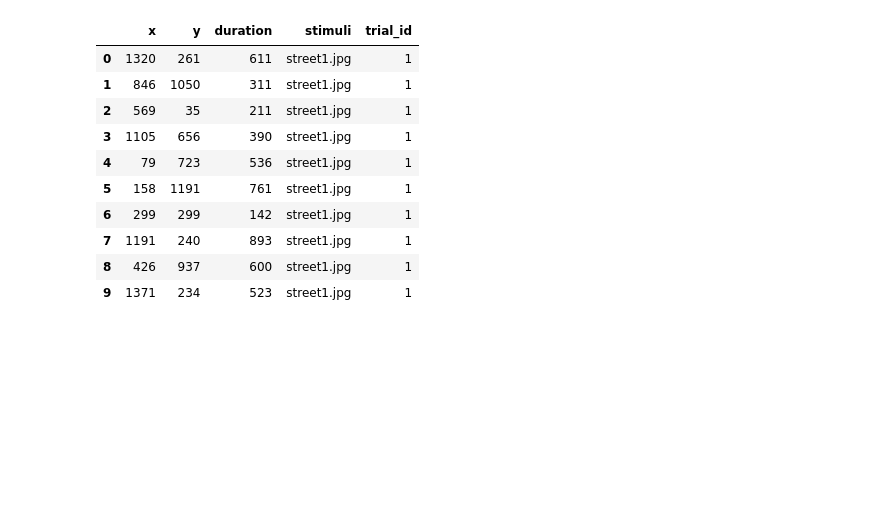
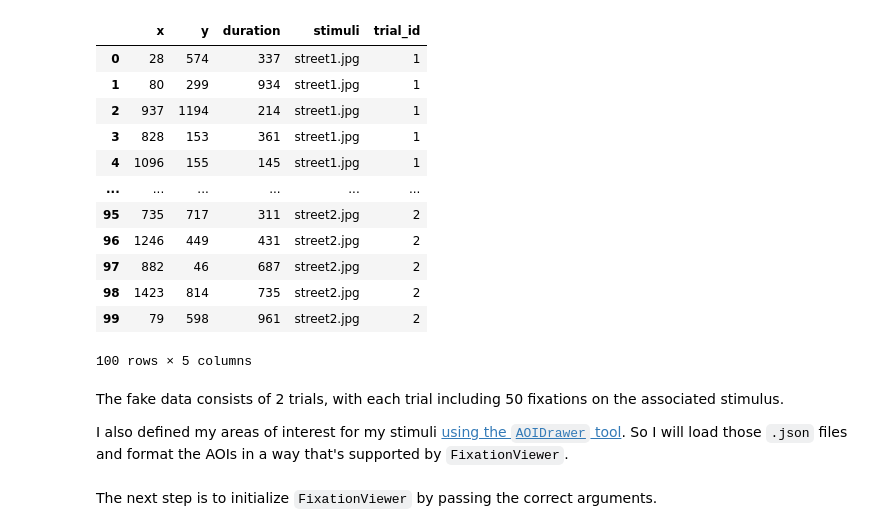
Before and after one commit to HanZhang-psych/pupeyes, a Jupyter notebook: docs/examples/fixation_viewer.ipynb, the cells around one changed output. Saved outputs shown, nothing was run; the diff lists cells and outputs as text; code cells hidden in the pictures; blank space fills up the shorter version.

```diff
--- a/docs/examples/fixation_viewer.ipynb
+++ b/docs/examples/fixation_viewer.ipynb
@@ -7,28 +29,33 @@ import pupeyes as pe
 # %%
 # generate some fake fixation data
 screen_dims = (1600, 1200) # width, height
 pics = ['street1.jpg', 'street2.jpg']
-
-x = np.random.randint(0, screen_dims[0], size=60)
-y = np.random.randint(0, screen_dims[1], size=60)
-duration = np.random.randint(100, 1000, size=60)
-stimuli = ['street1.jpg'] * 30 + ['street2.jpg'] * 30
-trial_id = [1] * 30 + [2] * 30
+x = np.random.randint(0, screen_dims[0], size=100)
+y = np.random.randint(0, screen_dims[1], size=100)
+duration = np.random.randint(100, 1000, size=100)
+stimuli = ['street1.jpg'] * 50 + ['street2.jpg'] * 50
+trial_id = [1] * 50 + [2] * 50
 
 fixation_data = pd.DataFrame({'x': x, 'y': y, 'duration': duration, 'stimuli': stimuli, 'trial_id': trial_id})
-fixation_data.head(10)
+fixation_data
 # %% [output]
 |  | x | y | duration | stimuli | trial_id |
-| 0 | 1320 | 261 | 611 | street1.jpg | 1 |
-| 1 | 846 | 1050 | 311 | street1.jpg | 1 |
-| 2 | 569 | 35 | 211 | street1.jpg | 1 |
-| 3 | 1105 | 656 | 390 | street1.jpg | 1 |
-| 4 | 79 | 723 | 536 | street1.jpg | 1 |
-| 5 | 158 | 1191 | 761 | street1.jpg | 1 |
-| 6 | 299 | 299 | 142 | street1.jpg | 1 |
-| 7 | 1191 | 240 | 893 | street1.jpg | 1 |
-| 8 | 426 | 937 | 600 | street1.jpg | 1 |
-| 9 | 1371 | 234 | 523 | street1.jpg | 1 |
+| 0 | 28 | 574 | 337 | street1.jpg | 1 |
+| 1 | 80 | 299 | 934 | street1.jpg | 1 |
+| 2 | 937 | 1194 | 214 | street1.jpg | 1 |
+| 3 | 828 | 153 | 361 | street1.jpg | 1 |
+| 4 | 1096 | 155 | 145 | street1.jpg | 1 |
+| ... | ... | ... | ... | ... | ... |
+| 95 | 735 | 717 | 311 | street2.jpg | 2 |
+| 96 | 1246 | 449 | 431 | street2.jpg | 2 |
+| 97 | 882 | 46 | 687 | street2.jpg | 2 |
+| 98 | 1423 | 814 | 735 | street2.jpg | 2 |
+| 99 | 79 | 598 | 961 | street2.jpg | 2 |
+100 rows × 5 columns
+# %% [markdown]
+The fake data consists of 2 trials, with each trial including 50 fixations on the associated stimulus.
+
+I also defined my areas of interest for my stimuli [using the `AOIDrawer` tool](aoi_analysis.ipynb). So I will load those `.json` files and format the AOIs in a way that's supported by `FixationViewer`.
 # %%
 import json
 
@@ -43,6 +71,8 @@ aois = {
     'street1.jpg': aois1, # key is the stimulus name in the data
     'street2.jpg': aois2
 }
+# %% [markdown]
+The next step is to initialize `FixationViewer` by passing the correct arguments.
 # %%
 from pupeyes import FixationViewer
 
```
Also changed, not shown: parts of 18 cells of this notebook, 2 other files.
